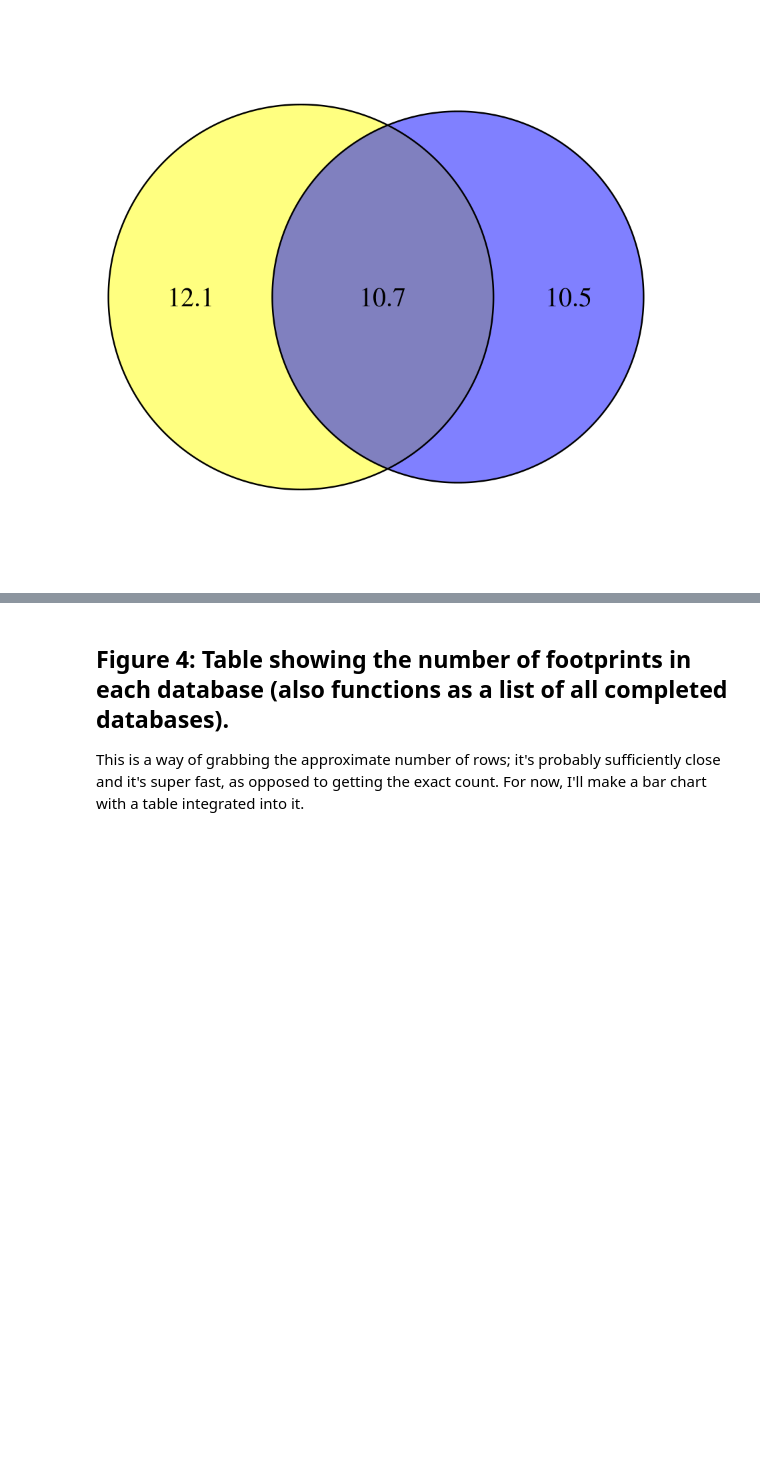
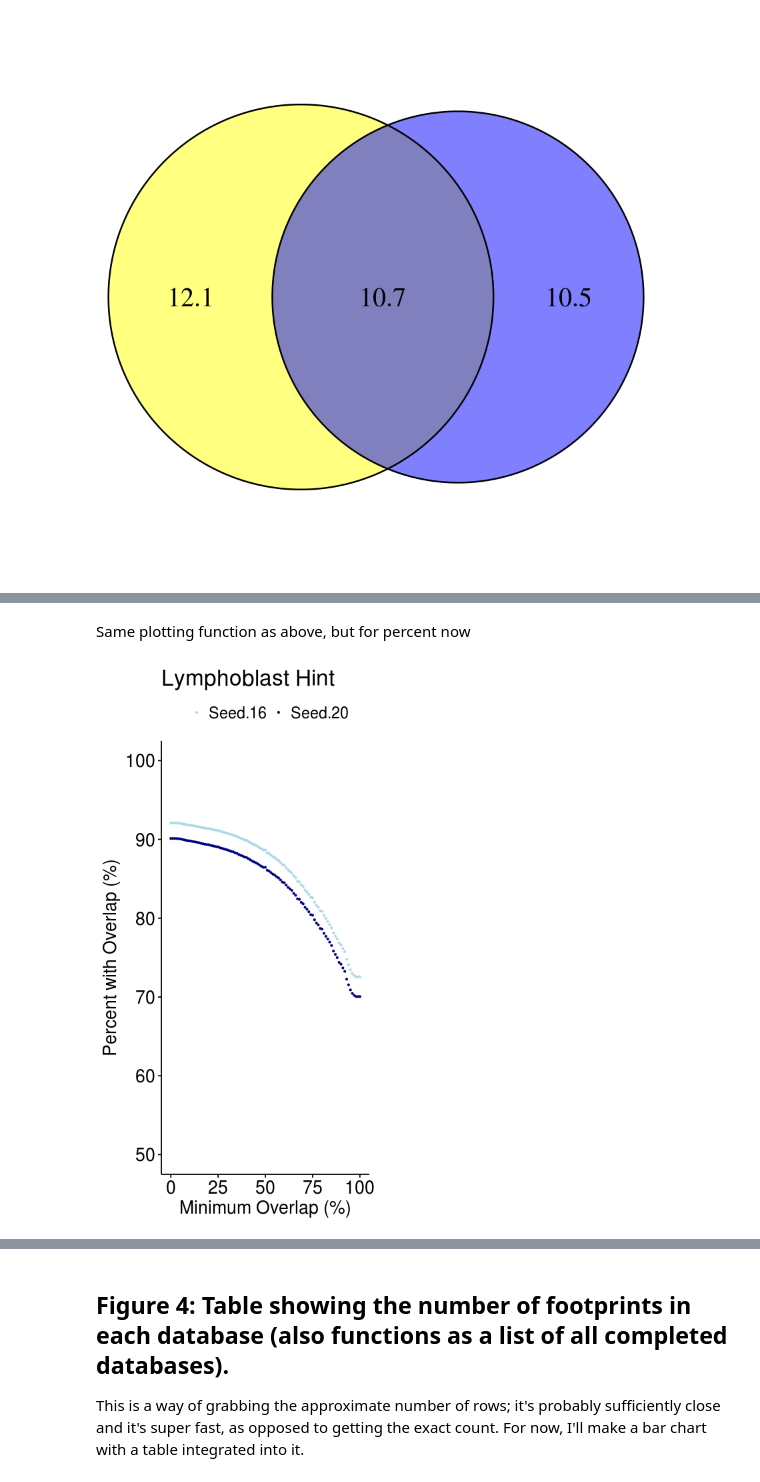
Before and after one commit to PriceLab/BDDS, a Jupyter notebook: footprints/manuscript/Footprint_Figures-MR.ipynb, the cells around one changed output, grey strips where cells are left out. Saved outputs shown, nothing was run; the diff lists cells and outputs as text; code cells hidden in the pictures; blank space fills up the shorter version.

```diff
--- a/footprints/manuscript/Footprint_Figures-MR.ipynb
+++ b/footprints/manuscript/Footprint_Figures-MR.ipynb
@@ -422,0 +436,43 @@ plot(1:10,sample(1:10))
+# %%
+# Grab the number of rows in each lymph dataset (again)
+total.16 <- nrow(lymph.16)
+total.20 <- nrow(lymph.20)
+# %% [markdown]
+Same plotting function as above, but for percent now
+# %%
+# Make a plotting palette
+my.palette <- c("lightblue", "navyblue")
+# %%
+test.fxn %>% transmute(Seed.16 = Queries/total.16,
+                       Seed.20 = Subjects/total.20,
+                       Thresh.Percent = Threshold * 100
+                     ) -> overlap.df
+
+overlap.df.long <- melt(overlap.df,
+                        id.vars = "Thresh.Percent",
+                        measure.vars = c("Seed.16","Seed.20"),
+                        variable.name = "Seed",
+                        value.name = "Percent")
+
+overlap.df.long$Percent <- overlap.df.long$Percent * 100
+
+sp <- ggscatter(data = overlap.df.long,
+                x = "Thresh.Percent",
+                y = "Percent",
+                color = "Seed",
+                palette = my.palette,
+                size = 0.5,
+                xlab = "Minimum Overlap (%)",
+                ylab = "Percent with Overlap (%)",
+                title = "Lymphoblast Hint",
+                legend.title = "",
+               ) +
+      font("xy.text", size = 16) + # Make axis tick labels bigger
+      font("xylab", size = 16) + # Make axis labels bigger
+      font("title", size = 20) +# Make title bigger
+      font("legend.text", size = 14) # Make legend text bigger
+
+
+ggarrange(ggpar(sp, ylim = c(50,100)), ncol = 2, align = "h") # Change y to 0-100sp
+# %% [output]
+[figure, added]
```
Also changed, not shown: parts of 46 cells of this notebook, 11 other files.
